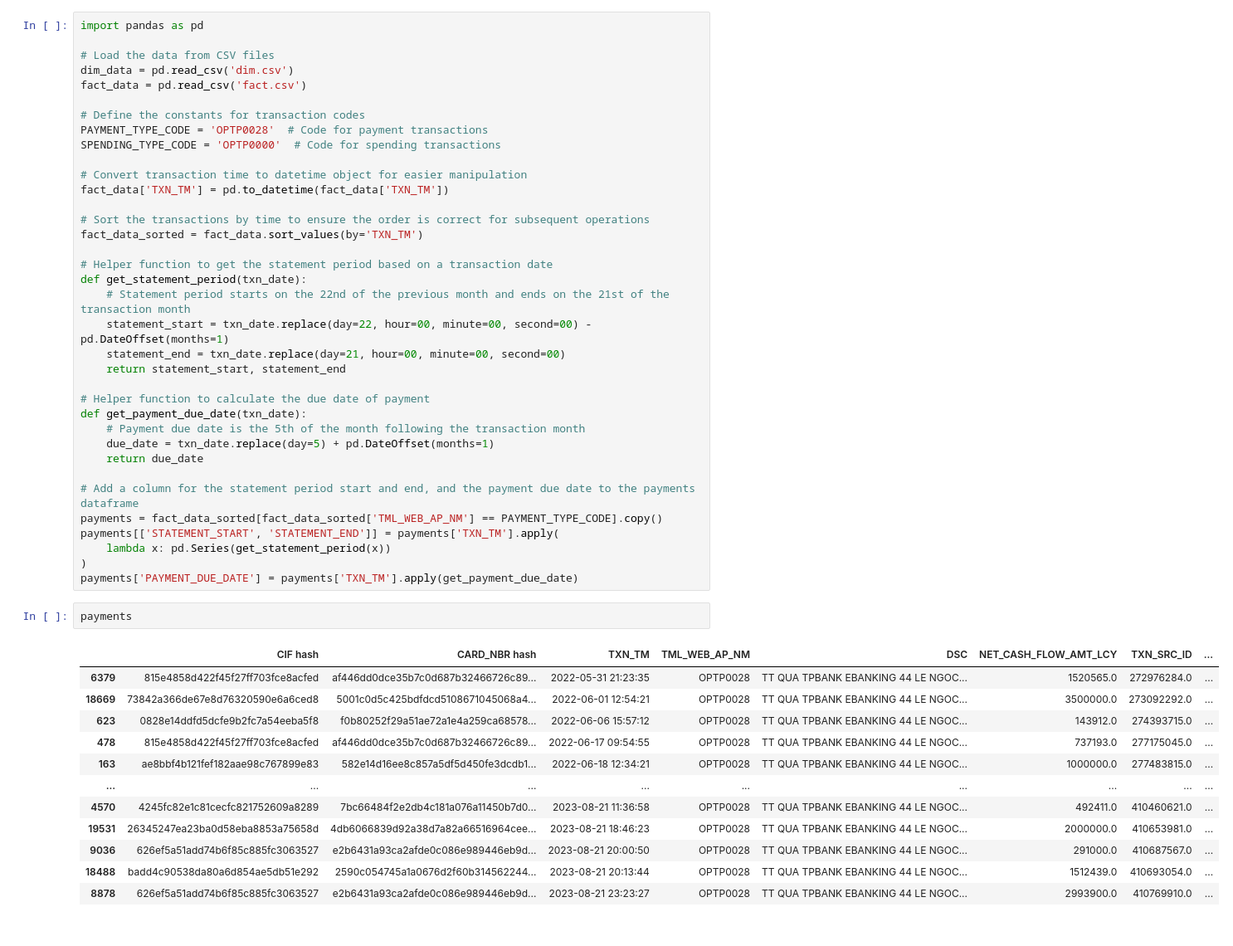
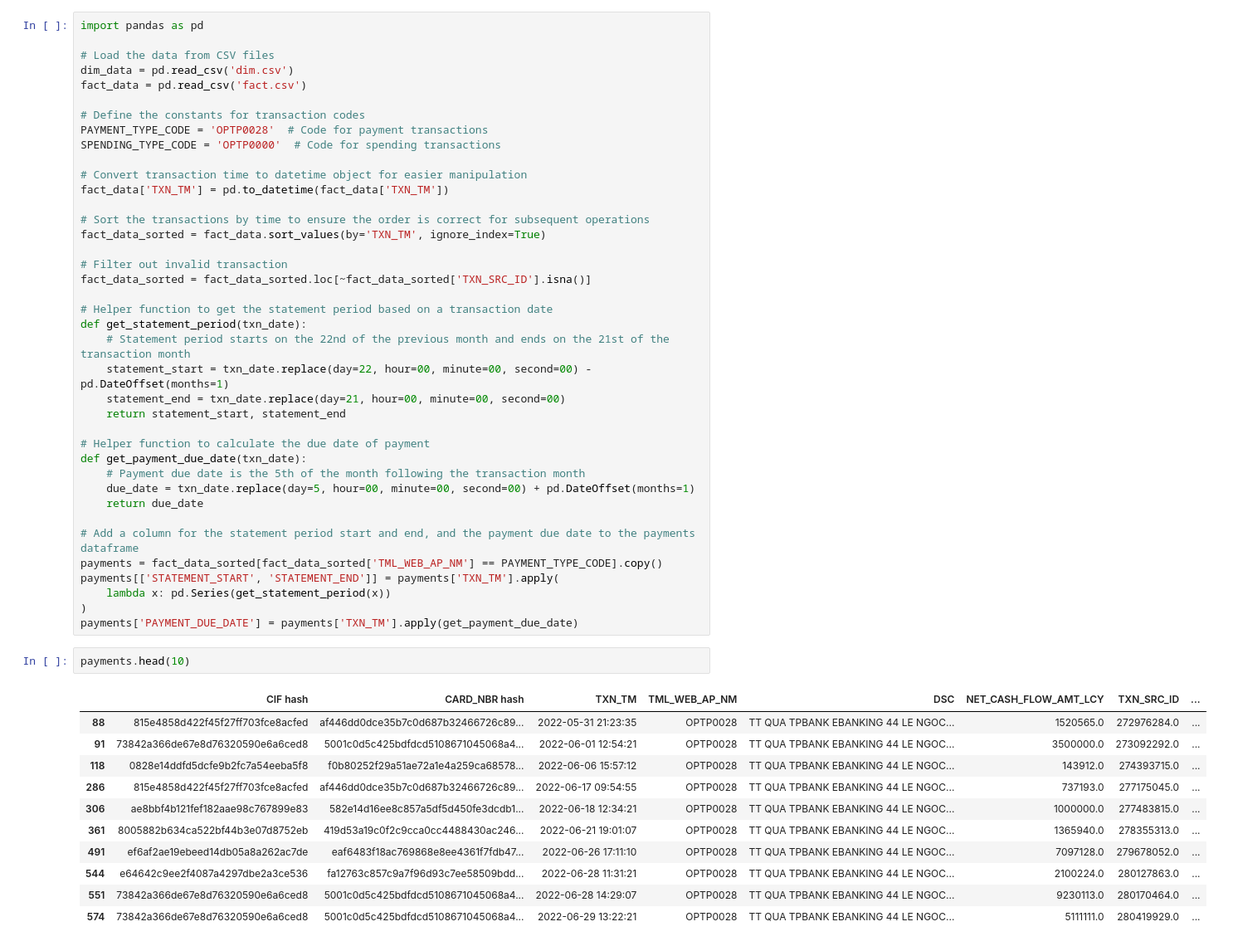
Before and after one commit to Kiennguyen08/credit_tp, a Jupyter notebook: credits.ipynb, the cells around one changed output. Shown: that part at 83% size. Saved outputs shown, nothing was run; the diff lists cells and outputs as text.

```diff
--- a/credits.ipynb
+++ b/credits.ipynb
@@ -13,7 +13,10 @@ SPENDING_TYPE_CODE = 'OPTP0000'  # Code for spending transactions
 fact_data['TXN_TM'] = pd.to_datetime(fact_data['TXN_TM'])
 
 # Sort the transactions by time to ensure the order is correct for subsequent operations
-fact_data_sorted = fact_data.sort_values(by='TXN_TM')
+fact_data_sorted = fact_data.sort_values(by='TXN_TM', ignore_index=True)
+
+# Filter out invalid transaction
+fact_data_sorted = fact_data_sorted.loc[~fact_data_sorted['TXN_SRC_ID'].isna()]
 
 # Helper function to get the statement period based on a transaction date
 def get_statement_period(txn_date):
@@ -25,7 +28,7 @@ def get_statement_period(txn_date):
 # Helper function to calculate the due date of payment
 def get_payment_due_date(txn_date):
     # Payment due date is the 5th of the month following the transaction month
-    due_date = txn_date.replace(day=5) + pd.DateOffset(months=1)
+    due_date = txn_date.replace(day=5, hour=00, minute=00, second=00) + pd.DateOffset(months=1)
     return due_date
 
 # Add a column for the statement period start and end, and the payment due date to the payments dataframe
@@ -35,17 +38,16 @@ payments[['STATEMENT_START', 'STATEMENT_END']] = payments['TXN_TM'].apply(
 )
 payments['PAYMENT_DUE_DATE'] = payments['TXN_TM'].apply(get_payment_due_date)
 # %%
-payments
+payments.head(10)
 # %% [output]
 |  | CIF hash | CARD_NBR hash | TXN_TM | TML_WEB_AP_NM | DSC | NET_CASH_FLOW_AMT_LCY | TXN_SRC_ID | ... |
-| 6379 | 815e4858d422f45f27ff703fce8acfed | af446dd0dce35b7c0d687b32466726c89... | 2022-05-31 21:23:35 | OPTP0028 | TT QUA TPBANK EBANKING 44 LE NGOC... | 1520565.0 | 272976284.0 | ... |
-| 18669 | 73842a366de67e8d76320590e6a6ced8 | 5001c0d5c425bdfdcd5108671045068a4... | 2022-06-01 12:54:21 | OPTP0028 | TT QUA TPBANK EBANKING 44 LE NGOC... | 3500000.0 | 273092292.0 | ... |
-| 623 | 0828e14ddfd5dcfe9b2fc7a54eeba5f8 | f0b80252f29a51ae72a1e4a259ca68578... | 2022-06-06 15:57:12 | OPTP0028 | TT QUA TPBANK EBANKING 44 LE NGOC... | 143912.0 | 274393715.0 | ... |
-| 478 | 815e4858d422f45f27ff703fce8acfed | af446dd0dce35b7c0d687b32466726c89... | 2022-06-17 09:54:55 | OPTP0028 | TT QUA TPBANK EBANKING 44 LE NGOC... | 737193.0 | 277175045.0 | ... |
-| 163 | ae8bbf4b121fef182aae98c767899e83 | 582e14d16ee8c857a5df5d450fe3dcdb1... | 2022-06-18 12:34:21 | OPTP0028 | TT QUA TPBANK EBANKING 44 LE NGOC... | 1000000.0 | 277483815.0 | ... |
-| ... | ... | ... | ... | ... | ... | ... | ... | ... |
-| 4570 | 4245fc82e1c81cecfc821752609a8289 | 7bc66484f2e2db4c181a076a11450b7d0... | 2023-08-21 11:36:58 | OPTP0028 | TT QUA TPBANK EBANKING 44 LE NGOC... | 492411.0 | 410460621.0 | ... |
-| 19531 | 26345247ea23ba0d58eba8853a75658d | 4db6066839d92a38d7a82a66516964cee... | 2023-08-21 18:46:23 | OPTP0028 | TT QUA TPBANK EBANKING 44 LE NGOC... | 2000000.0 | 410653981.0 | ... |
-| 9036 | 626ef5a51add74b6f85c885fc3063527 | e2b6431a93ca2afde0c086e989446eb9d... | 2023-08-21 20:00:50 | OPTP0028 | TT QUA TPBANK EBANKING 44 LE NGOC... | 291000.0 | 410687567.0 | ... |
-| 18488 | badd4c90538da80a6d854ae5db51e292 | 2590c054745a1a0676d2f60b314562244... | 2023-08-21 20:13:44 | OPTP0028 | TT QUA TPBANK EBANKING 44 LE NGOC... | 1512439.0 | 410693054.0 | ... |
-| 8878 | 626ef5a51add74b6f85c885fc3063527 | e2b6431a93ca2afde0c086e989446eb9d... | 2023-08-21 23:23:27 | OPTP0028 | TT QUA TPBANK EBANKING 44 LE NGOC... | 2993900.0 | 410769910.0 | ... |
+| 88 | 815e4858d422f45f27ff703fce8acfed | af446dd0dce35b7c0d687b32466726c89... | 2022-05-31 21:23:35 | OPTP0028 | TT QUA TPBANK EBANKING 44 LE NGOC... | 1520565.0 | 272976284.0 | ... |
+| 91 | 73842a366de67e8d76320590e6a6ced8 | 5001c0d5c425bdfdcd5108671045068a4... | 2022-06-01 12:54:21 | OPTP0028 | TT QUA TPBANK EBANKING 44 LE NGOC... | 3500000.0 | 273092292.0 | ... |
+| 118 | 0828e14ddfd5dcfe9b2fc7a54eeba5f8 | f0b80252f29a51ae72a1e4a259ca68578... | 2022-06-06 15:57:12 | OPTP0028 | TT QUA TPBANK EBANKING 44 LE NGOC... | 143912.0 | 274393715.0 | ... |
+| 286 | 815e4858d422f45f27ff703fce8acfed | af446dd0dce35b7c0d687b32466726c89... | 2022-06-17 09:54:55 | OPTP0028 | TT QUA TPBANK EBANKING 44 LE NGOC... | 737193.0 | 277175045.0 | ... |
+| 306 | ae8bbf4b121fef182aae98c767899e83 | 582e14d16ee8c857a5df5d450fe3dcdb1... | 2022-06-18 12:34:21 | OPTP0028 | TT QUA TPBANK EBANKING 44 LE NGOC... | 1000000.0 | 277483815.0 | ... |
+| 361 | 8005882b634ca522bf44b3e07d8752eb | 419d53a19c0f2c9cca0cc4488430ac246... | 2022-06-21 19:01:07 | OPTP0028 | TT QUA TPBANK EBANKING 44 LE NGOC... | 1365940.0 | 278355313.0 | ... |
+| 491 | ef6af2ae19ebeed14db05a8a262ac7de | eaf6483f18ac769868e8ee4361f7fdb47... | 2022-06-26 17:11:10 | OPTP0028 | TT QUA TPBANK EBANKING 44 LE NGOC... | 7097128.0 | 279678052.0 | ... |
+| 544 | e64642c9ee2f4087a4297dbe2a3ce536 | fa12763c857c9a7f96d93c7ee58509bdd... | 2022-06-28 11:31:21 | OPTP0028 | TT QUA TPBANK EBANKING 44 LE NGOC... | 2100224.0 | 280127863.0 | ... |
+| 551 | 73842a366de67e8d76320590e6a6ced8 | 5001c0d5c425bdfdcd5108671045068a4... | 2022-06-28 14:29:07 | OPTP0028 | TT QUA TPBANK EBANKING 44 LE NGOC... | 9230113.0 | 280170464.0 | ... |
+| 574 | 73842a366de67e8d76320590e6a6ced8 | 5001c0d5c425bdfdcd5108671045068a4... | 2022-06-29 13:22:21 | OPTP0028 | TT QUA TPBANK EBANKING 44 LE NGOC... | 5111111.0 | 280419929.0 | ... |
```
Also changed, not shown: parts of 10 cells of this notebook, 2 other files.
